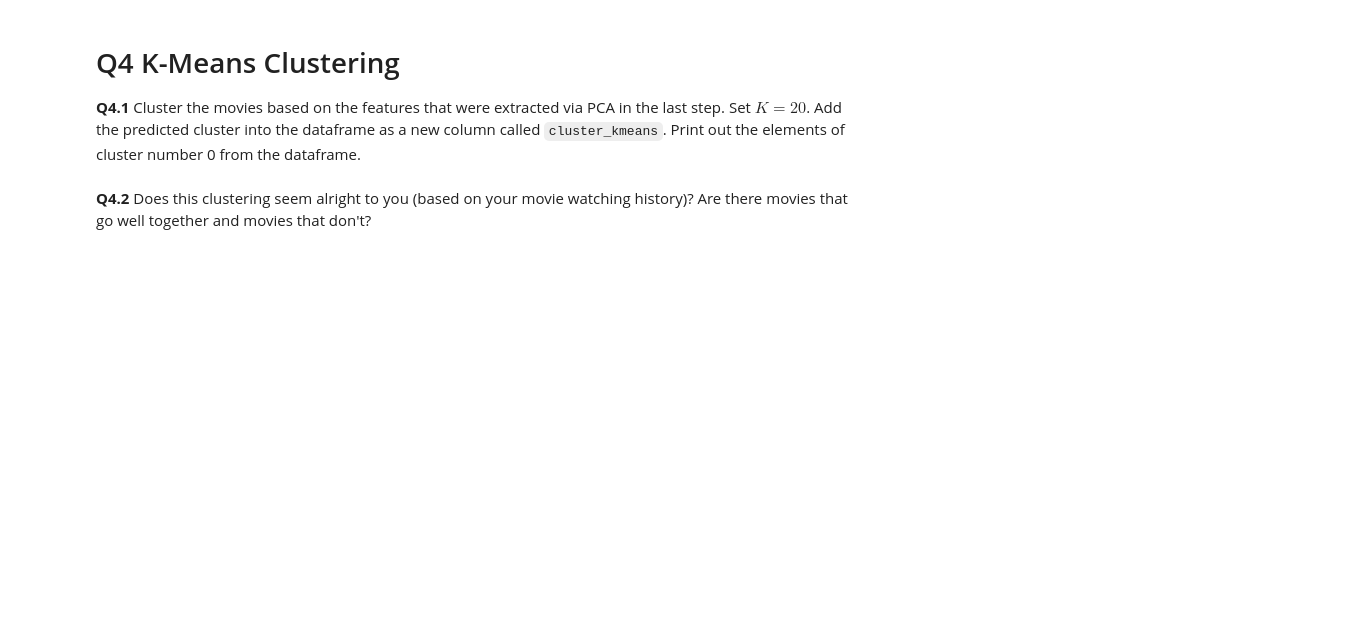
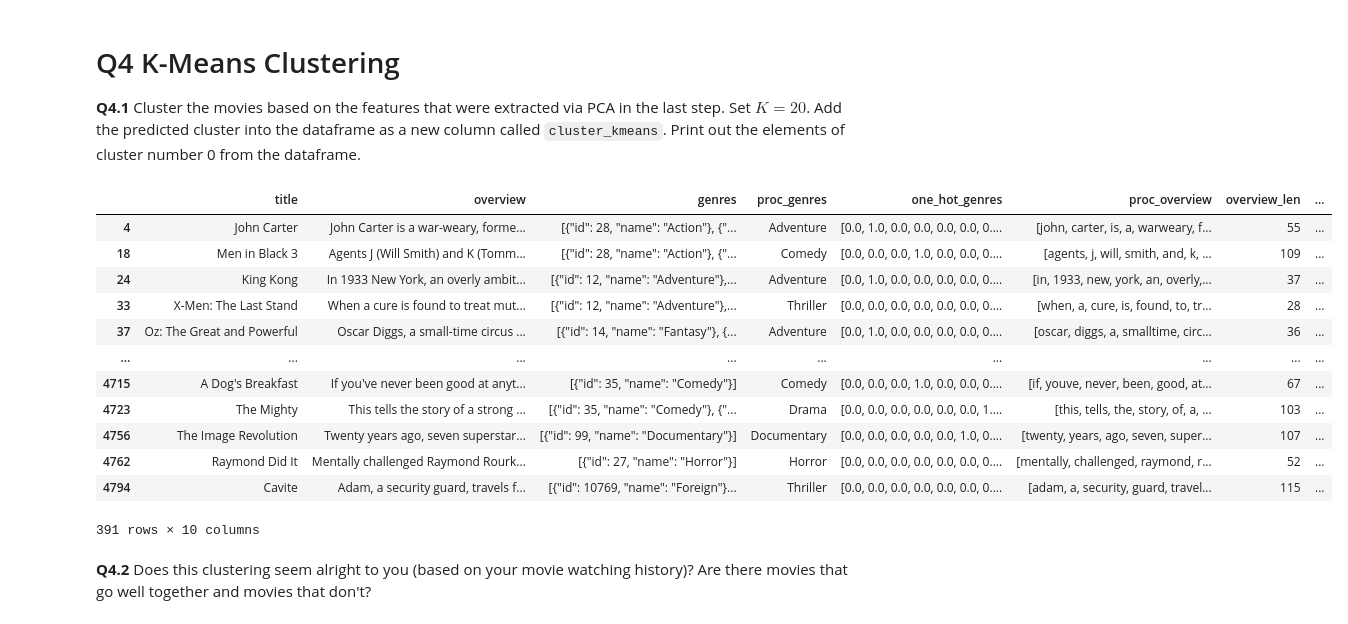
Before and after one commit to kamillaknudsen/tmdl, a Jupyter notebook: Assignment_3.ipynb, the cells around one changed output. Saved outputs shown, nothing was run; the diff lists cells and outputs as text; code cells hidden in the pictures; blank space fills up the shorter version.

```diff
--- a/Assignment_3.ipynb
+++ b/Assignment_3.ipynb
@@ -362,17 +362,31 @@ df["overview_pca"] = labels_pca.tolist()
 # %%
 # import KMeans class
 from sklearn.cluster import KMeans
 
 # Perform K-means clustering
-kmeans = ...
+kmeans = KMeans(n_clusters=20, random_state=0)
 # fit model
-...
+kmeans.fit(df["overview_pca"].tolist())
 
-y_preds = # get predictions
-df["cluster_kmeans"] = ... # set predictions
+y_preds = kmeans.predict(df["overview_pca"].tolist()) # get predictions
+df["cluster_kmeans"] = y_preds # set predictions
 
 # print out elements of cluster 0
-...
+df[df["cluster_kmeans"] == 0]
+# %% [output]
+|  | title | overview | genres | proc_genres | one_hot_genres | proc_overview | overview_len | ... |
+| 4 | John Carter | John Carter is a war-weary, forme... | [{"id": 28, "name": "Action"}, {"... | Adventure | [0.0, 1.0, 0.0, 0.0, 0.0, 0.0, 0.... | [john, carter, is, a, warweary, f... | 55 | ... |
+| 18 | Men in Black 3 | Agents J (Will Smith) and K (Tomm... | [{"id": 28, "name": "Action"}, {"... | Comedy | [0.0, 0.0, 0.0, 1.0, 0.0, 0.0, 0.... | [agents, j, will, smith, and, k, ... | 109 | ... |
+| 24 | King Kong | In 1933 New York, an overly ambit... | [{"id": 12, "name": "Adventure"},... | Adventure | [0.0, 1.0, 0.0, 0.0, 0.0, 0.0, 0.... | [in, 1933, new, york, an, overly,... | 37 | ... |
+| 33 | X-Men: The Last Stand | When a cure is found to treat mut... | [{"id": 12, "name": "Adventure"},... | Thriller | [0.0, 0.0, 0.0, 0.0, 0.0, 0.0, 0.... | [when, a, cure, is, found, to, tr... | 28 | ... |
+| 37 | Oz: The Great and Powerful | Oscar Diggs, a small-time circus ... | [{"id": 14, "name": "Fantasy"}, {... | Adventure | [0.0, 1.0, 0.0, 0.0, 0.0, 0.0, 0.... | [oscar, diggs, a, smalltime, circ... | 36 | ... |
+| ... | ... | ... | ... | ... | ... | ... | ... | ... |
+| 4715 | A Dog's Breakfast | If you've never been good at anyt... | [{"id": 35, "name": "Comedy"}] | Comedy | [0.0, 0.0, 0.0, 1.0, 0.0, 0.0, 0.... | [if, youve, never, been, good, at... | 67 | ... |
+| 4723 | The Mighty | This tells the story of a strong ... | [{"id": 35, "name": "Comedy"}, {"... | Drama | [0.0, 0.0, 0.0, 0.0, 0.0, 0.0, 1.... | [this, tells, the, story, of, a, ... | 103 | ... |
+| 4756 | The Image Revolution | Twenty years ago, seven superstar... | [{"id": 99, "name": "Documentary"}] | Documentary | [0.0, 0.0, 0.0, 0.0, 0.0, 1.0, 0.... | [twenty, years, ago, seven, super... | 107 | ... |
+| 4762 | Raymond Did It | Mentally challenged Raymond Rourk... | [{"id": 27, "name": "Horror"}] | Horror | [0.0, 0.0, 0.0, 0.0, 0.0, 0.0, 0.... | [mentally, challenged, raymond, r... | 52 | ... |
+| 4794 | Cavite | Adam, a security guard, travels f... | [{"id": 10769, "name": "Foreign"}... | Thriller | [0.0, 0.0, 0.0, 0.0, 0.0, 0.0, 0.... | [adam, a, security, guard, travel... | 115 | ... |
+391 rows × 10 columns
 # %% [markdown]
 **Q4.2** Does this clustering seem alright to you (based on your movie watching history)? Are there movies that go well together and movies that don't?
 # %% [markdown]
```
